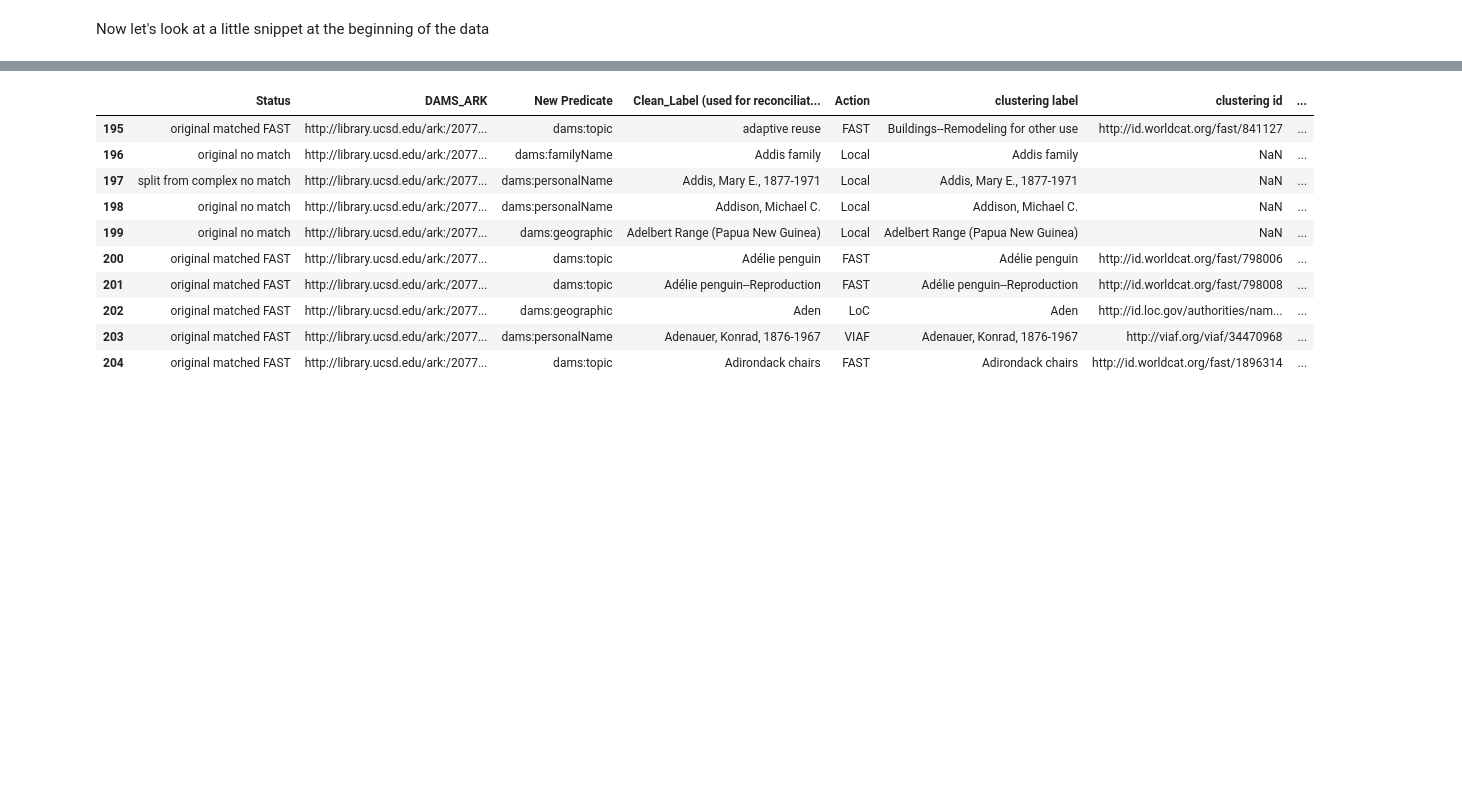
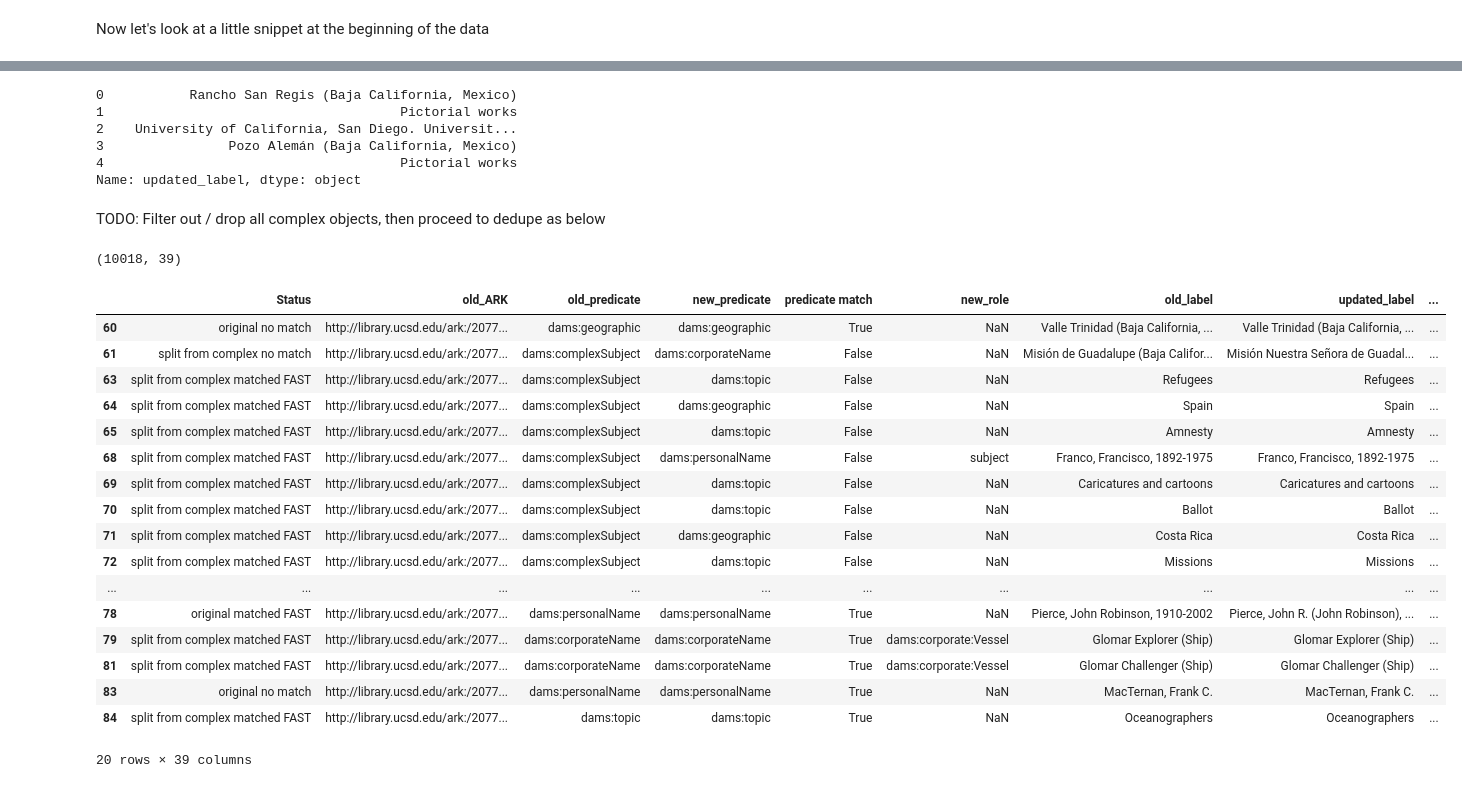
Before and after one commit to remerjohnson/subject-data-analysis, a Jupyter notebook: Subject reconciliation data and pandas.ipynb, the cells around one changed output, grey strips where cells are left out. Saved outputs shown, nothing was run; the diff lists cells and outputs as text; code cells hidden in the pictures; blank space fills up the shorter version.

```diff
--- a/Subject reconciliation data and pandas.ipynb
+++ b/Subject reconciliation data and pandas.ipynb
@@ -70,14 +72,39 @@ Since we only looked at the head of the doc, you might start to think our MARC t
-# %%
-df[195:205]
-# %% [output]
-|  | Status | DAMS_ARK | New Predicate | Clean_Label (used for reconciliat... | Action | clustering label | clustering id | ... |
-| 195 | original matched FAST | http://library.ucsd.edu/ark:/2077... | dams:topic | adaptive reuse | FAST | Buildings--Remodeling for other use | http://id.worldcat.org/fast/841127 | ... |
-| 196 | original no match | http://library.ucsd.edu/ark:/2077... | dams:familyName | Addis family | Local | Addis family | NaN | ... |
-| 197 | split from complex no match | http://library.ucsd.edu/ark:/2077... | dams:personalName | Addis, Mary E., 1877-1971 | Local | Addis, Mary E., 1877-1971 | NaN | ... |
-| 198 | original no match | http://library.ucsd.edu/ark:/2077... | dams:personalName | Addison, Michael C. | Local | Addison, Michael C. | NaN | ... |
-| 199 | original no match | http://library.ucsd.edu/ark:/2077... | dams:geographic | Adelbert Range (Papua New Guinea) | Local | Adelbert Range (Papua New Guinea) | NaN | ... |
-| 200 | original matched FAST | http://library.ucsd.edu/ark:/2077... | dams:topic | Adélie penguin | FAST | Adélie penguin | http://id.worldcat.org/fast/798006 | ... |
-| 201 | original matched FAST | http://library.ucsd.edu/ark:/2077... | dams:topic | Adélie penguin--Reproduction | FAST | Adélie penguin--Reproduction | http://id.worldcat.org/fast/798008 | ... |
-| 202 | original matched FAST | http://library.ucsd.edu/ark:/2077... | dams:geographic | Aden | LoC | Aden | http://id.loc.gov/authorities/nam... | ... |
-| 203 | original matched FAST | http://library.ucsd.edu/ark:/2077... | dams:personalName | Adenauer, Konrad, 1876-1967 | VIAF | Adenauer, Konrad, 1876-1967 | http://viaf.org/viaf/34470968 | ... |
-| 204 | original matched FAST | http://library.ucsd.edu/ark:/2077... | dams:topic | Adirondack chairs | FAST | Adirondack chairs | http://id.worldcat.org/fast/1896314 | ... |
+# %%
+df['updated_label'].head()
+# %% [output]
+0           Rancho San Regis (Baja California, Mexico)
+1                                      Pictorial works
+2    University of California, San Diego. Universit...
+3                Pozo Alemán (Baja California, Mexico)
+4                                      Pictorial works
+Name: updated_label, dtype: object
+# %% [markdown]
+TODO: Filter out / drop all complex objects, then proceed to dedupe as below
+# %%
+df_deduped = df.drop_duplicates(subset='updated_label', keep='first', inplace=False)
+# %%
+# Original shape (number of rows) = 18,749
+df_deduped.shape
+# %% [output]
+(10018, 39)
+# %%
+df_deduped[55:75]
+# %% [output]
+|  | Status | old_ARK | old_predicate | new_predicate | predicate match | new_role | old_label | updated_label | ... |
+| 60 | original no match | http://library.ucsd.edu/ark:/2077... | dams:geographic | dams:geographic | True | NaN | Valle Trinidad (Baja California, ... | Valle Trinidad (Baja California, ... | ... |
+| 61 | split from complex no match | http://library.ucsd.edu/ark:/2077... | dams:complexSubject | dams:corporateName | False | NaN | Misión de Guadalupe (Baja Califor... | Misión Nuestra Señora de Guadal... | ... |
+| 63 | split from complex matched FAST | http://library.ucsd.edu/ark:/2077... | dams:complexSubject | dams:topic | False | NaN | Refugees | Refugees | ... |
+| 64 | split from complex matched FAST | http://library.ucsd.edu/ark:/2077... | dams:complexSubject | dams:geographic | False | NaN | Spain | Spain | ... |
+| 65 | split from complex matched FAST | http://library.ucsd.edu/ark:/2077... | dams:complexSubject | dams:topic | False | NaN | Amnesty | Amnesty | ... |
+| 68 | split from complex matched FAST | http://library.ucsd.edu/ark:/2077... | dams:complexSubject | dams:personalName | False | subject | Franco, Francisco, 1892-1975 | Franco, Francisco, 1892-1975 | ... |
+| 69 | split from complex matched FAST | http://library.ucsd.edu/ark:/2077... | dams:complexSubject | dams:topic | False | NaN | Caricatures and cartoons | Caricatures and cartoons | ... |
+| 70 | split from complex matched FAST | http://library.ucsd.edu/ark:/2077... | dams:complexSubject | dams:topic | False | NaN | Ballot | Ballot | ... |
+| 71 | split from complex matched FAST | http://library.ucsd.edu/ark:/2077... | dams:complexSubject | dams:geographic | False | NaN | Costa Rica | Costa Rica | ... |
+| 72 | split from complex matched FAST | http://library.ucsd.edu/ark:/2077... | dams:complexSubject | dams:topic | False | NaN | Missions | Missions | ... |
+| ... | ... | ... | ... | ... | ... | ... | ... | ... | ... |
+| 78 | original matched FAST | http://library.ucsd.edu/ark:/2077... | dams:personalName | dams:personalName | True | NaN | Pierce, John Robinson, 1910-2002 | Pierce, John R. (John Robinson), ... | ... |
+| 79 | split from complex matched FAST | http://library.ucsd.edu/ark:/2077... | dams:corporateName | dams:corporateName | True | dams:corporate:Vessel | Glomar Explorer (Ship) | Glomar Explorer (Ship) | ... |
+| 81 | split from complex matched FAST | http://library.ucsd.edu/ark:/2077... | dams:corporateName | dams:corporateName | True | dams:corporate:Vessel | Glomar Challenger (Ship) | Glomar Challenger (Ship) | ... |
+| 83 | original no match | http://library.ucsd.edu/ark:/2077... | dams:personalName | dams:personalName | True | NaN | MacTernan, Frank C. | MacTernan, Frank C. | ... |
+| 84 | split from complex matched FAST | http://library.ucsd.edu/ark:/2077... | dams:topic | dams:topic | True | NaN | Oceanographers | Oceanographers | ... |
+20 rows × 39 columns
```
Also changed, not shown: parts of 6 cells of this notebook, 1 other file.
